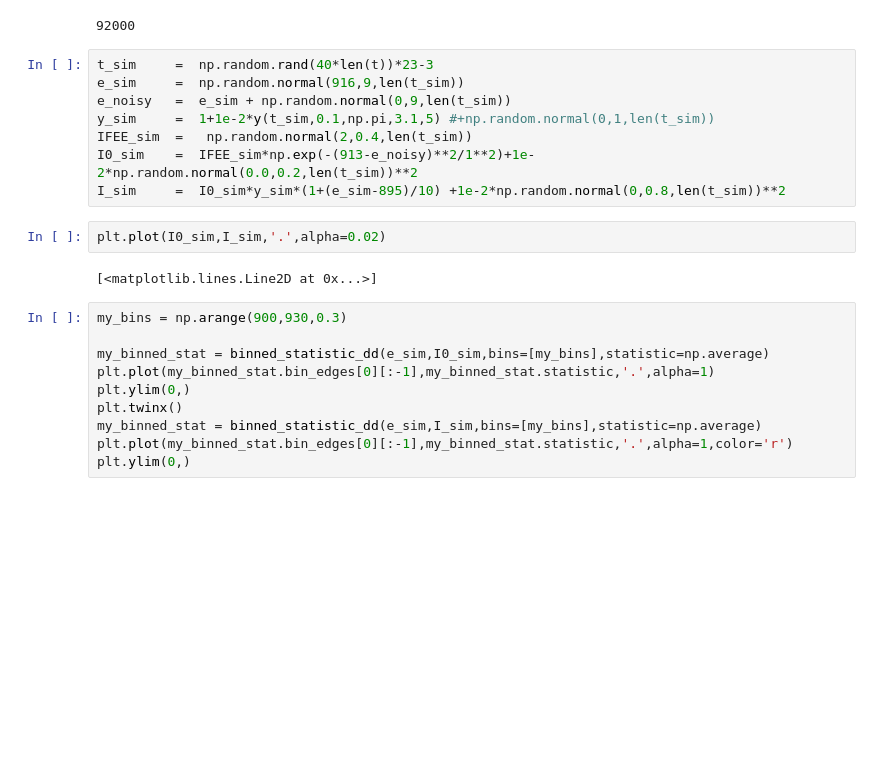
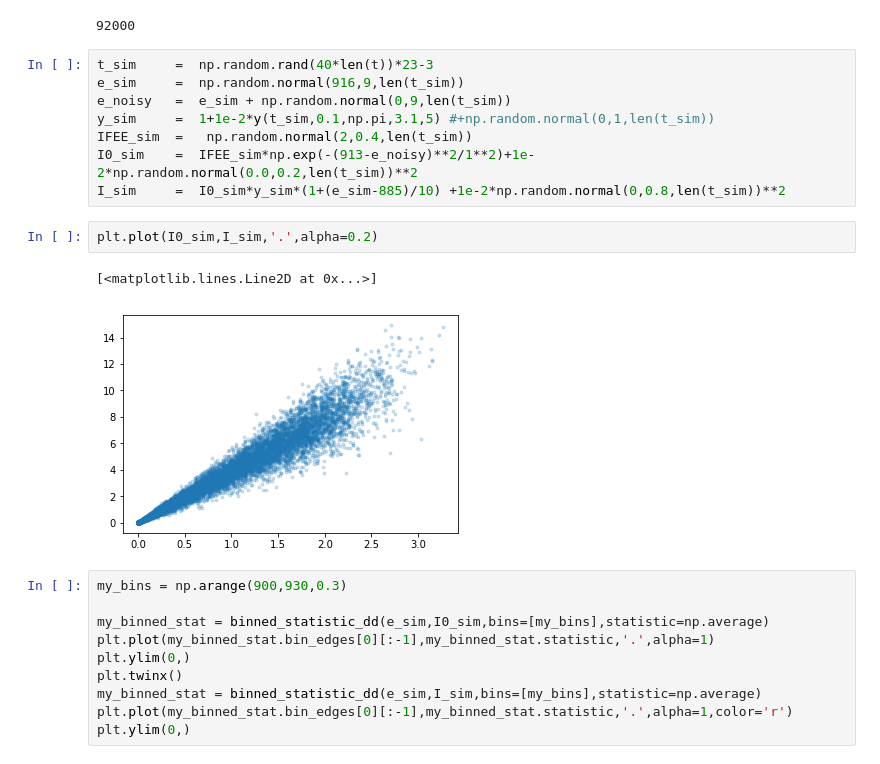
Before and after one commit to sioan/softXRayDataAndControls, a Jupyter notebook: experimentSpecificFiles/sxri0414/pump_probe_sim.ipynb, the cells around one changed output. Saved outputs shown, nothing was run; the diff lists cells and outputs as text; blank space fills up the shorter version.

```diff
--- a/experimentSpecificFiles/sxri0414/pump_probe_sim.ipynb
+++ b/experimentSpecificFiles/sxri0414/pump_probe_sim.ipynb
@@ -42,11 +42,12 @@ e_noisy   =  e_sim + np.random.normal(0,9,len(t_sim))
 y_sim     =  1+1e-2*y(t_sim,0.1,np.pi,3.1,5) #+np.random.normal(0,1,len(t_sim))
 IFEE_sim  =   np.random.normal(2,0.4,len(t_sim))
 I0_sim    =  IFEE_sim*np.exp(-(913-e_noisy)**2/1**2)+1e-2*np.random.normal(0.0,0.2,len(t_sim))**2
-I_sim     =  I0_sim*y_sim*(1+(e_sim-895)/10) +1e-2*np.random.normal(0,0.8,len(t_sim))**2
+I_sim     =  I0_sim*y_sim*(1+(e_sim-885)/10) +1e-2*np.random.normal(0,0.8,len(t_sim))**2
 # %%
-plt.plot(I0_sim,I_sim,'.',alpha=0.02)
+plt.plot(I0_sim,I_sim,'.',alpha=0.2)
 # %% [output]
 [<matplotlib.lines.Line2D at 0x...>]
+[figure, added]
 # %%
 my_bins = np.arange(900,930,0.3)
 
```
Also changed, not shown: parts of 19 cells of this notebook.
